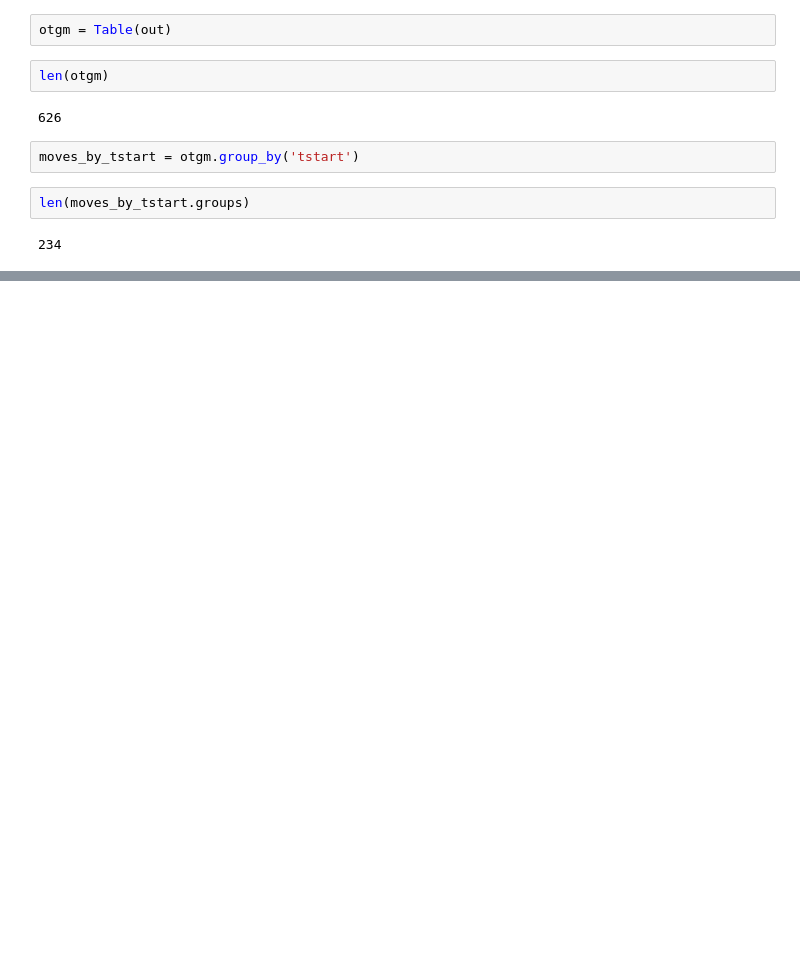
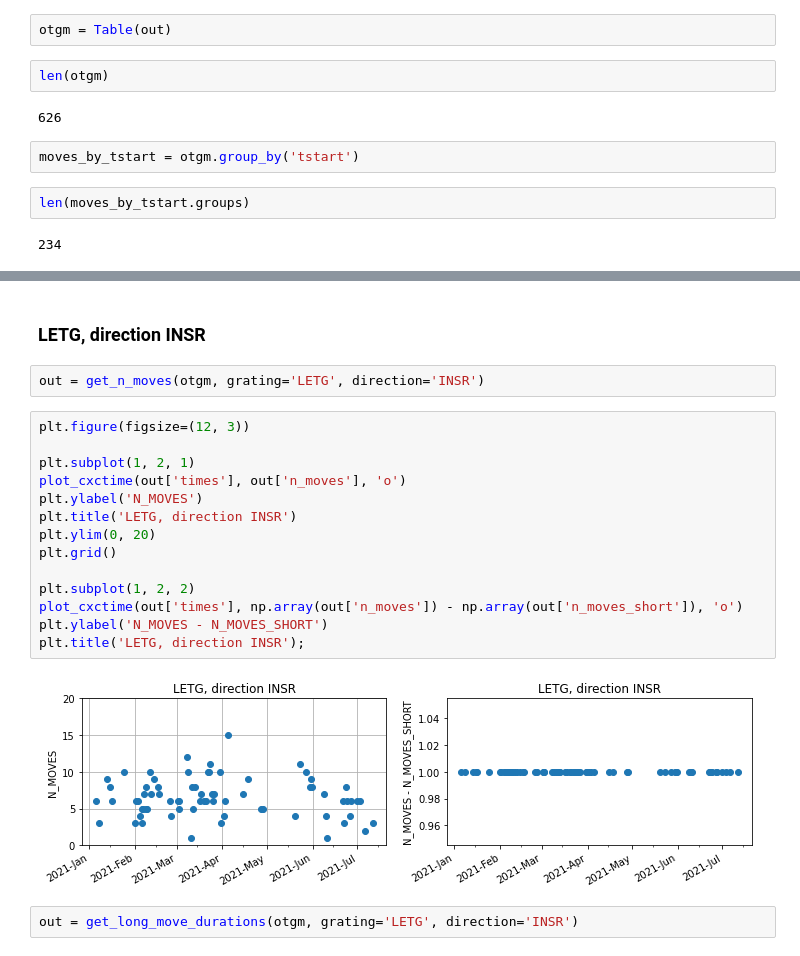
Before and after one commit to chandra-mta/otg_monitor, a Jupyter notebook: test.ipynb, the cells around one changed output, grey strips where cells are left out. Cells and saved outputs as stored; diff of their text form; blank space fills up the shorter version.

```diff
--- a/test.ipynb
+++ b/test.ipynb
@@ -86,0 +114,22 @@ n_letg_insr
+# %% [markdown]
+### LETG, direction INSR
+# %%
+out = get_n_moves(otgm, grating='LETG', direction='INSR')
+# %%
+plt.figure(figsize=(12, 3))
+
+plt.subplot(1, 2, 1)
+plot_cxctime(out['times'], out['n_moves'], 'o')
+plt.ylabel('N_MOVES')
+plt.title('LETG, direction INSR')
+plt.ylim(0, 20)
+plt.grid()
+
+plt.subplot(1, 2, 2)
+plot_cxctime(out['times'], np.array(out['n_moves']) - np.array(out['n_moves_short']), 'o')
+plt.ylabel('N_MOVES - N_MOVES_SHORT')
+plt.title('LETG, direction INSR');
+# %% [output]
+[figure, added]
+# %%
+out = get_long_move_durations(otgm, grating='LETG', direction='INSR')
```
Also changed, not shown: parts of 20 cells of this notebook, 1 other file.
